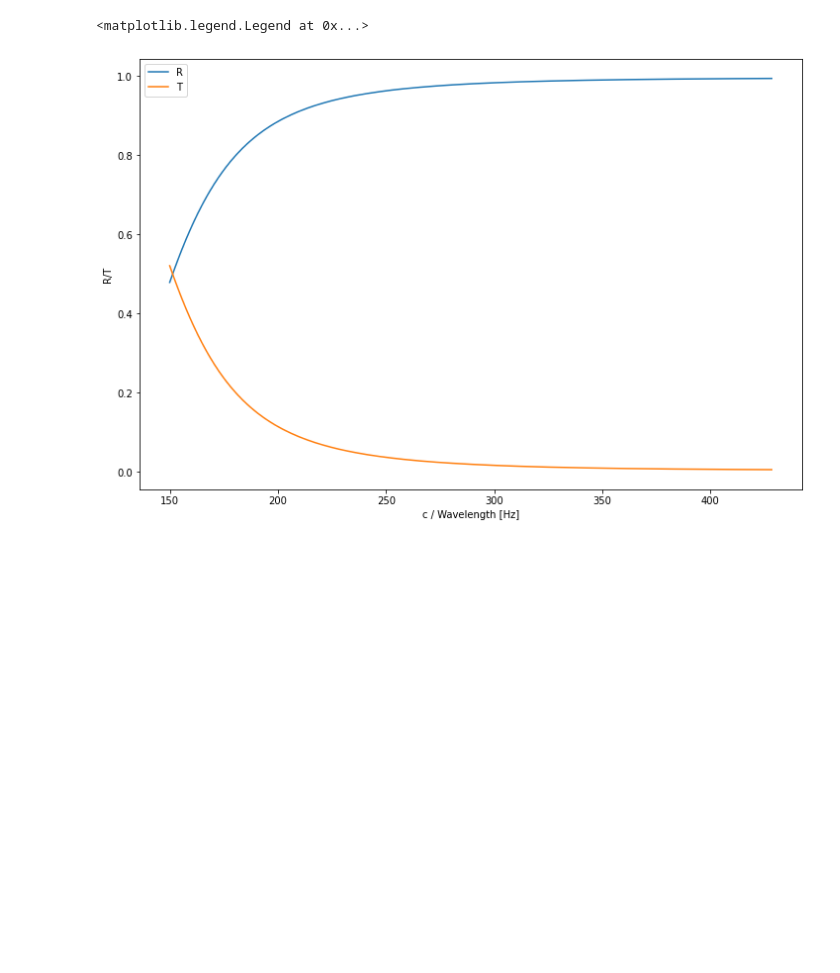
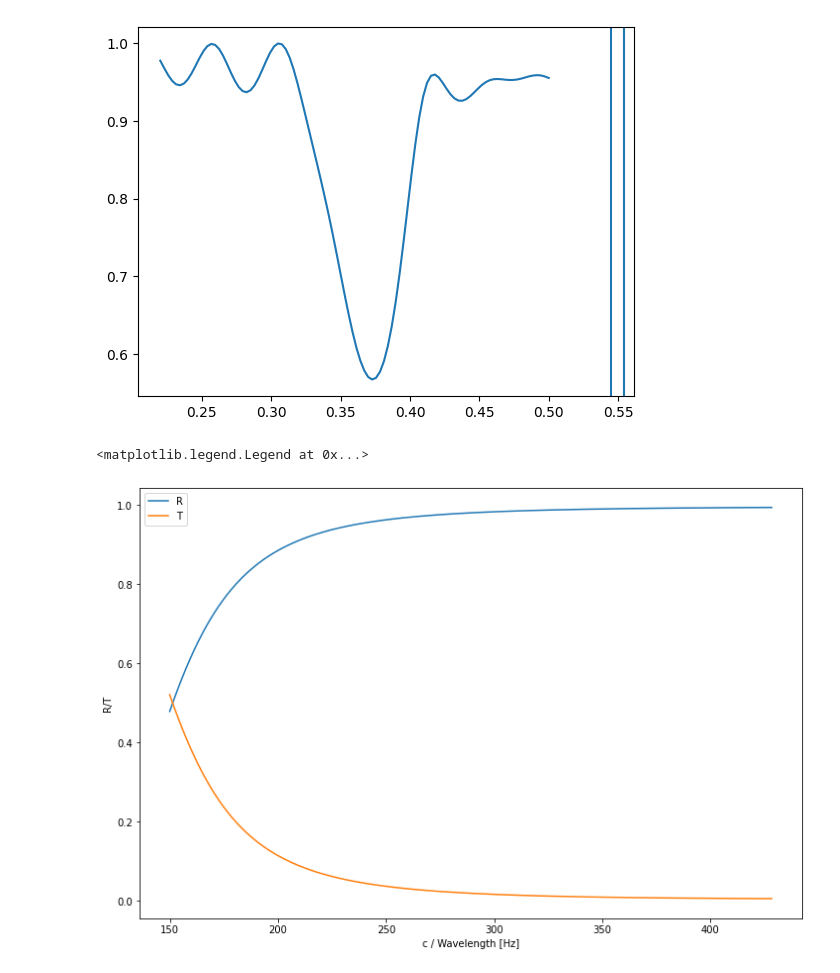
Before and after one commit to Kaeryv/Khepri, a Jupyter notebook: notebooks/Spectrum.ipynb, the cells around one changed output. Cells and saved outputs as stored; diff of their text form; code cells hidden in the pictures; blank space fills up the shorter version.

```diff
--- a/notebooks/Spectrum.ipynb
+++ b/notebooks/Spectrum.ipynb
@@ -58,3 +60,14 @@ for i, wavelength in enumerate(tqdm(wavelengths)):
+# %%
+# Zoom
+import matplotlib.pyplot as plt
+s = np.asarray(spectrum).T
+#plt.plot(freq /c *a, s[0], label="R")
+plt.plot(freq /c *a, s[1], label="T")
+plt.axvline(0.545)
+plt.axvline(0.554)
+plt.savefig("fan2003.png")
+# %% [output]
+[figure, added]
 # %%
 import matplotlib.pyplot as plt
 from bast.tools import c
```
Also changed, not shown: parts of 4 cells of this notebook, 2 other files.
